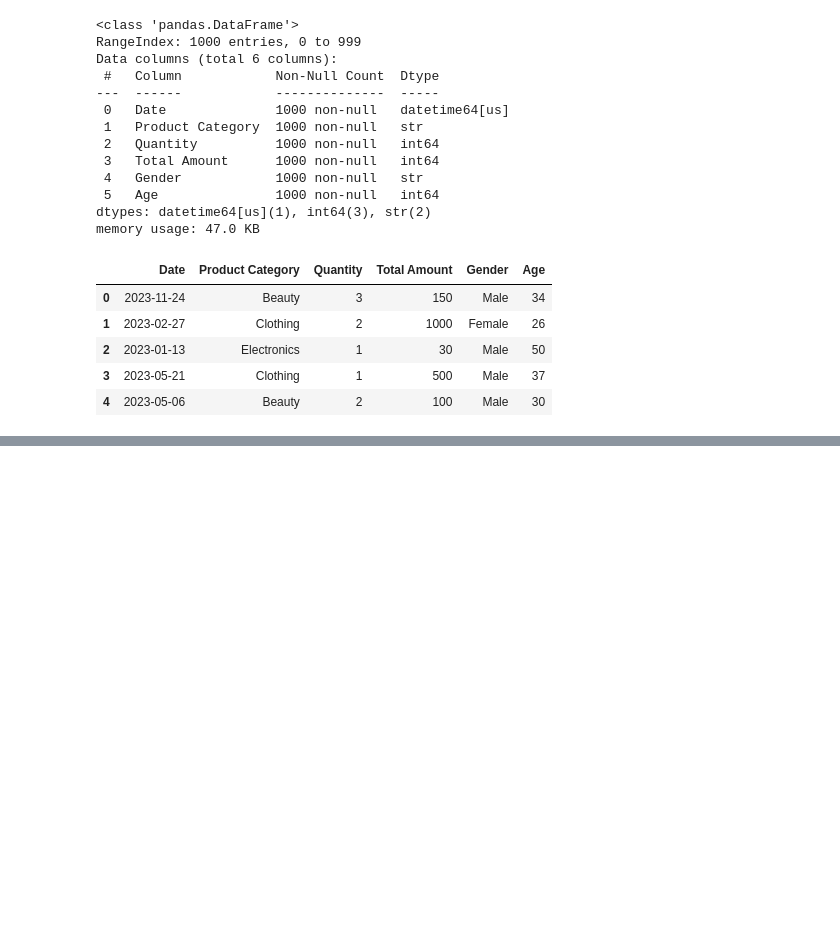
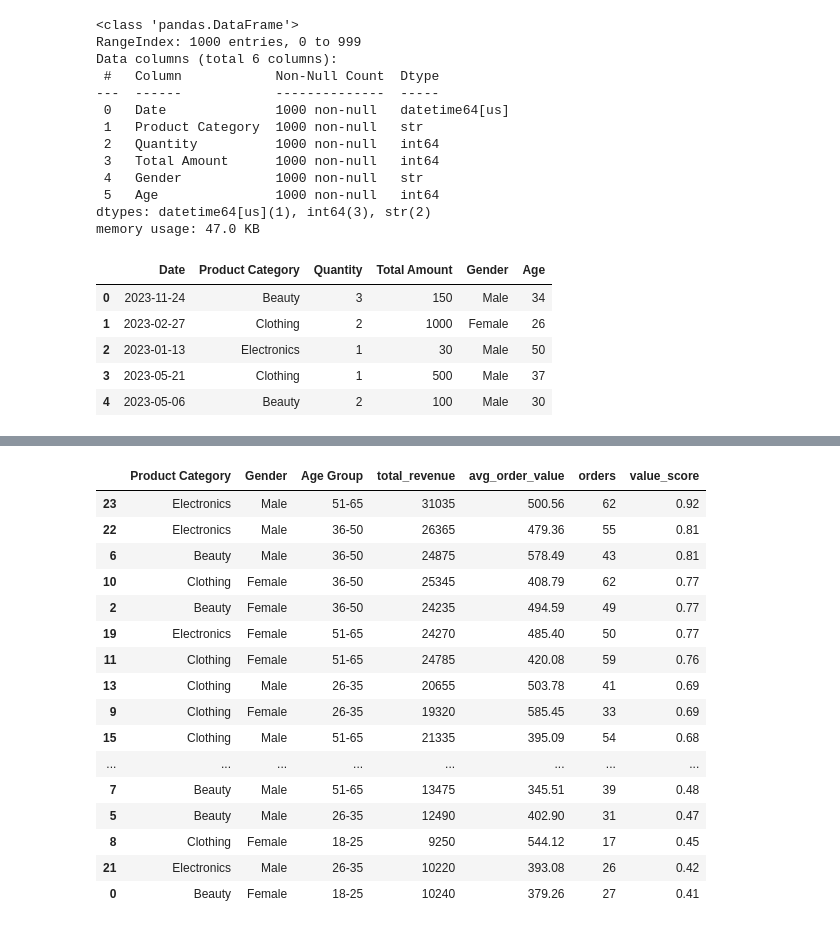
Before and after one commit to heleneInsights/retail-sales-analysis, a Jupyter notebook: notebooks/retail-sales-analysis-numpy.ipynb, the cells around one changed output, grey strips where cells are left out. Drawn from its saved outputs; the diff is of its cells as text; code cells hidden in the pictures; blank space fills up the shorter version.

Commit message:
Complete retail sales analysis with metrics, segmentation, and executive summary

```diff
--- a/notebooks/retail-sales-analysis-numpy.ipynb
+++ b/notebooks/retail-sales-analysis-numpy.ipynb
@@ -439,0 +640,22 @@ df_analysis.head()
+# %%
+df_analysis['Age Group'] = pd.cut(
+    df_analysis['Age'],
+    bins=[18, 25, 35, 50, 65],
+    labels=['18-25', '26-35', '36-50', '51-65']
+)
+# %%
+segment_metrics = (
+    df_analysis.groupby(['Product Category', 'Gender', 'Age Group'])
+        .agg(
+            total_revenue=('Total Amount', 'sum'),
+            avg_order_value=('Total Amount', 'mean'),
+            orders=('Total Amount', 'count')
+        )
+    .reset_index()
+)
+# %%
+segment_metrics['value_score'] = (
+    (segment_metrics['total_revenue'] / segment_metrics['total_revenue'].max()) * 0.6 +
+    (segment_metrics['avg_order_value'] / segment_metrics['avg_order_value'].max()) * 0.3 +
+    (segment_metrics['orders'] / segment_metrics['orders'].max()) * 0.1
+)
@@ -439,0 +677,23 @@ df_analysis.head()
+# %%
+# Top segments (business value)
+top_segments = segment_metrics.sort_values(by='value_score', ascending=False).round(2)
+
+top_segments
+# %% [output]
+|  | Product Category | Gender | Age Group | total_revenue | avg_order_value | orders | value_score |
+| 23 | Electronics | Male | 51-65 | 31035 | 500.56 | 62 | 0.92 |
+| 22 | Electronics | Male | 36-50 | 26365 | 479.36 | 55 | 0.81 |
+| 6 | Beauty | Male | 36-50 | 24875 | 578.49 | 43 | 0.81 |
+| 10 | Clothing | Female | 36-50 | 25345 | 408.79 | 62 | 0.77 |
+| 2 | Beauty | Female | 36-50 | 24235 | 494.59 | 49 | 0.77 |
+| 19 | Electronics | Female | 51-65 | 24270 | 485.40 | 50 | 0.77 |
+| 11 | Clothing | Female | 51-65 | 24785 | 420.08 | 59 | 0.76 |
+| 13 | Clothing | Male | 26-35 | 20655 | 503.78 | 41 | 0.69 |
+| 9 | Clothing | Female | 26-35 | 19320 | 585.45 | 33 | 0.69 |
+| 15 | Clothing | Male | 51-65 | 21335 | 395.09 | 54 | 0.68 |
+| ... | ... | ... | ... | ... | ... | ... | ... |
+| 7 | Beauty | Male | 51-65 | 13475 | 345.51 | 39 | 0.48 |
+| 5 | Beauty | Male | 26-35 | 12490 | 402.90 | 31 | 0.47 |
+| 8 | Clothing | Female | 18-25 | 9250 | 544.12 | 17 | 0.45 |
+| 21 | Electronics | Male | 26-35 | 10220 | 393.08 | 26 | 0.42 |
+| 0 | Beauty | Female | 18-25 | 10240 | 379.26 | 27 | 0.41 |
```
Also changed, not shown: parts of 52 cells of this notebook.
